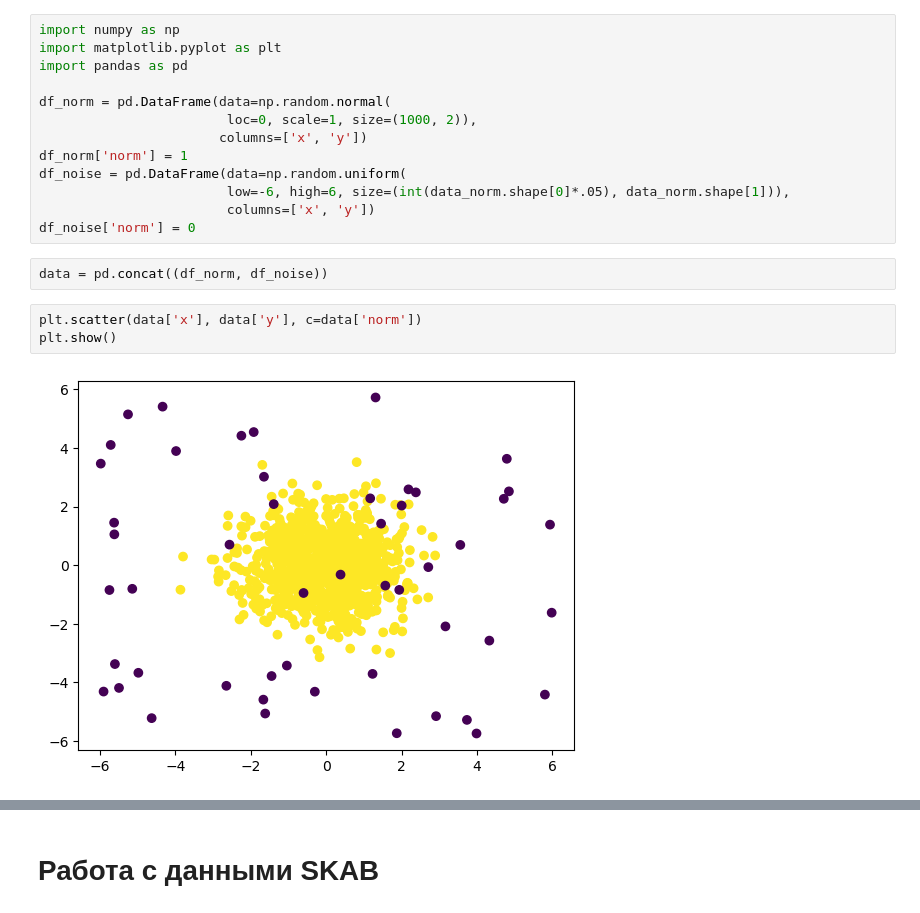
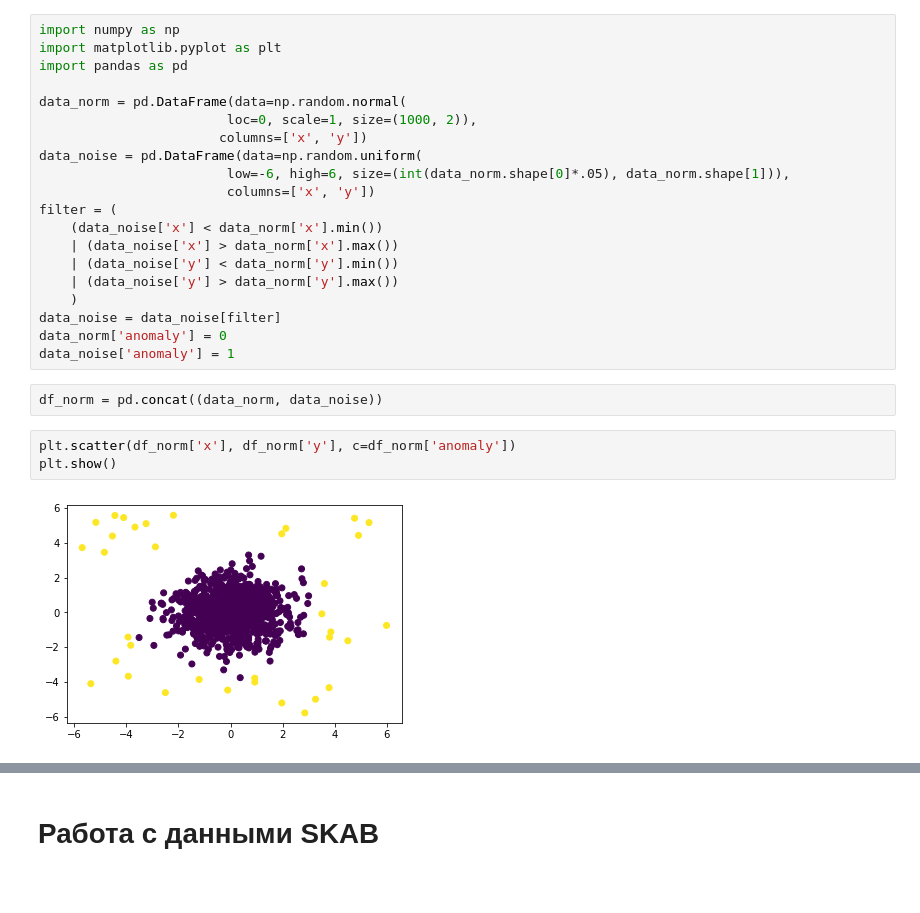
Before and after one commit to mipt-nd/novelty-detection, a Jupyter notebook: SKAB_testing.ipynb, the cells around one changed output, grey strips where cells are left out. Cells and saved outputs as stored; diff of their text form; blank space fills up the shorter version.

```diff
--- a/SKAB_testing.ipynb
+++ b/SKAB_testing.ipynb
@@ -3,18 +3,25 @@ import numpy as np
 import matplotlib.pyplot as plt
 import pandas as pd
 
-df_norm = pd.DataFrame(data=np.random.normal(
+data_norm = pd.DataFrame(data=np.random.normal(
                         loc=0, scale=1, size=(1000, 2)),
                        columns=['x', 'y'])
-df_norm['norm'] = 1
-df_noise = pd.DataFrame(data=np.random.uniform(
+data_noise = pd.DataFrame(data=np.random.uniform(
                         low=-6, high=6, size=(int(data_norm.shape[0]*.05), data_norm.shape[1])),
                         columns=['x', 'y'])
-df_noise['norm'] = 0
+filter = (
+    (data_noise['x'] < data_norm['x'].min())
+    | (data_noise['x'] > data_norm['x'].max())
+    | (data_noise['y'] < data_norm['y'].min())
+    | (data_noise['y'] > data_norm['y'].max())
+    )
+data_noise = data_noise[filter]
+data_norm['anomaly'] = 0
+data_noise['anomaly'] = 1
 # %%
-data = pd.concat((df_norm, df_noise))
+df_norm = pd.concat((data_norm, data_noise))
 # %%
-plt.scatter(data['x'], data['y'], c=data['norm'])
+plt.scatter(df_norm['x'], df_norm['y'], c=df_norm['anomaly'])
 plt.show()
 # %% [output]
-[figure, old version]
+[figure, new version]
```
Also changed, not shown: parts of 3 cells of this notebook.
